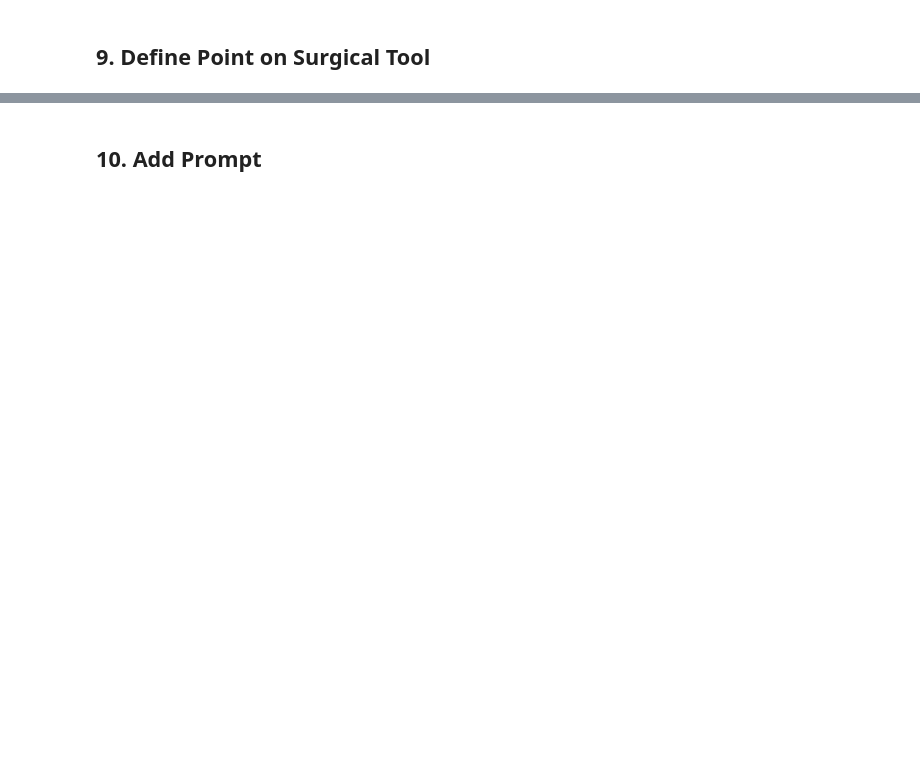
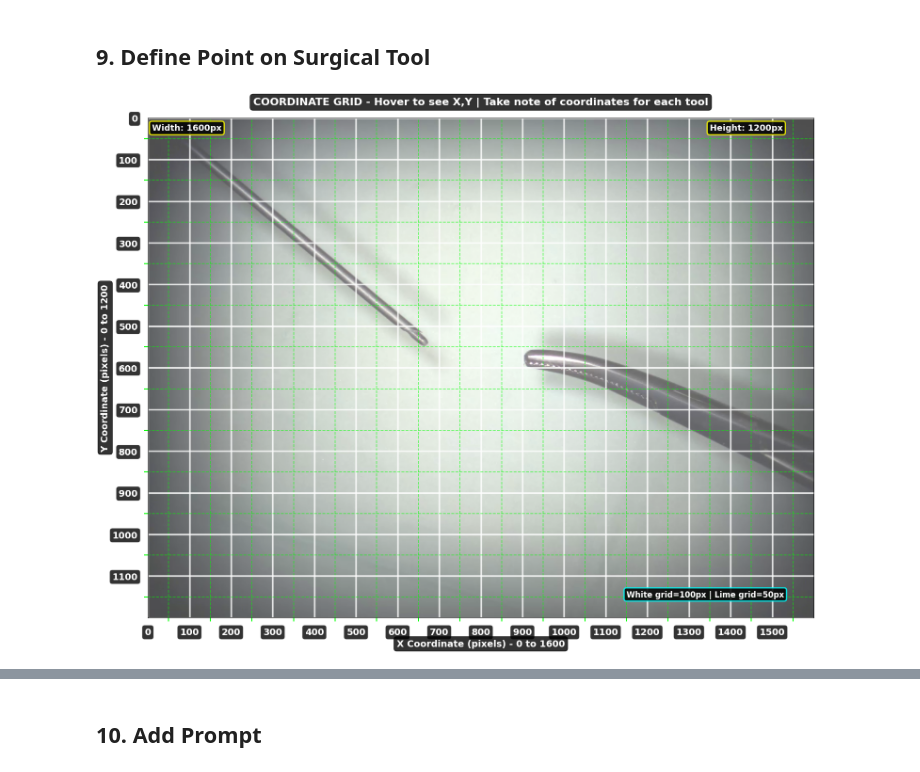
Before and after one commit to pablocanopla/sam2-surgical-segmentation, a Jupyter notebook: sam2_segmentation.ipynb, the cells around one changed output, grey strips where cells are left out. Cells and saved outputs as stored; diff of their text form; code cells hidden in the pictures; blank space fills up the shorter version.

```diff
--- a/sam2_segmentation.ipynb
+++ b/sam2_segmentation.ipynb
@@ -101,9 +154,96 @@ plt.show()
 # %% [markdown]
 ## 9. Define Point on Surgical Tool
 # %%
-# Show image to select coordenates
-plt.figure(figsize=(14, 9))
-plt.imshow(first_frame)
-plt.title("Note X and Y")
-# axes activated
+# Show image with DENSE COORDINATE GRID with VISIBLE NUMBERS
+fig, ax = plt.subplots(figsize=(18, 12))
+ax.imshow(first_frame, alpha=0.7)  # Slightly transparent to see grid better
+ax.set_title("COORDINATE GRID - Hover to see X,Y | Take note of coordinates for each tool",
+             fontsize=16, fontweight='bold', pad=20, color='white',
+             bbox=dict(boxstyle='round', facecolor='black', alpha=0.8))
+
+# Get image dimensions
+img_height, img_width = first_frame.shape[:2]
+
+# Add DENSE grid with major and minor ticks
+ax.set_xlim(0, img_width)
+ax.set_ylim(img_height, 0)  # Flip Y axis to match image coordinates
+
+# Major grid every 100 pixels
+major_ticks_x = np.arange(0, img_width, 100)
+major_ticks_y = np.arange(0, img_height, 100)
+ax.set_xticks(major_ticks_x, minor=False)
+ax.set_yticks(major_ticks_y, minor=False)
+
+# Minor grid every 50 pixels
+minor_ticks_x = np.arange(0, img_width, 50)
+minor_ticks_y = np.arange(0, img_height, 50)
+ax.set_xticks(minor_ticks_x, minor=True)
+ax.set_yticks(minor_ticks_y, minor=True)
+
+# Style grids with HIGH VISIBILITY
+ax.grid(which='major', color='white', linestyle='-', linewidth=2.5, alpha=0.8)
+ax.grid(which='minor', color='lime', linestyle='--', linewidth=1.2, alpha=0.6)
+
+# LARGE, BOLD, WHITE numbers with BLACK outline for visibility
+for label in ax.get_xticklabels(which='major'):
+    label.set_fontsize(14)
+    label.set_fontweight('bold')
+    label.set_color('white')
+    label.set_bbox(dict(boxstyle='round,pad=0.3', facecolor='black', alpha=0.8, edgecolor='white', linewidth=1))
+
+for label in ax.get_yticklabels(which='major'):
+    label.set_fontsize(14)
+    label.set_fontweight('bold')
+    label.set_color('white')
+    label.set_bbox(dict(boxstyle='round,pad=0.3', facecolor='black', alpha=0.8, edgecolor='white', linewidth=1))
+
+# Minor tick labels (smaller but visible)
+for label in ax.get_xticklabels(which='minor'):
+    label.set_fontsize(10)
+    label.set_color('lime')
+    label.set_bbox(dict(boxstyle='round,pad=0.2', facecolor='black', alpha=0.7))
+
+for label in ax.get_yticklabels(which='minor'):
+    label.set_fontsize(10)
+    label.set_color('lime')
+    label.set_bbox(dict(boxstyle='round,pad=0.2', facecolor='black', alpha=0.7))
+
+ax.tick_params(axis='both', which='major', length=12, width=2.5, colors='white')
+ax.tick_params(axis='both', which='minor', length=6, width=1.5, colors='lime')
+
+ax.set_xlabel(f'X Coordinate (pixels) - 0 to {img_width}', fontsize=14, fontweight='bold', color='white',
+              bbox=dict(boxstyle='round', facecolor='black', alpha=0.8))
+ax.set_ylabel(f'Y Coordinate (pixels) - 0 to {img_height}', fontsize=14, fontweight='bold', color='white',
+              bbox=dict(boxstyle='round', facecolor='black', alpha=0.8))
+
+# Add info boxes
+ax.text(10, 30, f'Width: {img_width}px', fontsize=13, color='white', fontweight='bold',
+        bbox=dict(boxstyle='round', facecolor='black', alpha=0.85, edgecolor='yellow', linewidth=2))
+ax.text(img_width-250, 30, f'Height: {img_height}px', fontsize=13, color='white', fontweight='bold',
+        bbox=dict(boxstyle='round', facecolor='black', alpha=0.85, edgecolor='yellow', linewidth=2))
+
+# Add legend
+ax.text(img_width-450, img_height-50, 'White grid=100px | Lime grid=50px', fontsize=12, color='white', fontweight='bold',
+        bbox=dict(boxstyle='round', facecolor='black', alpha=0.85, edgecolor='cyan', linewidth=2))
+
+# Enable coordinates on hover
+def on_move(event):
+    if event.xdata is not None and event.ydata is not None:
+        x, y = int(event.xdata), int(event.ydata)
+        ax.set_title(f"COORDINATE GRID | Current Position: X={x}, Y={y} | White grid=100px, Lime grid=50px",
+                     fontsize=16, fontweight='bold', pad=20, color='white',
+                     bbox=dict(boxstyle='round', facecolor='black', alpha=0.8))
+        fig.canvas.draw_idle()
+
+fig.canvas.mpl_connect('motion_notify_event', on_move)
+plt.tight_layout()
 plt.show()
+
+print("✓ HIGH-VISIBILITY COORDINATE GRID")
+print(f"  Image dimensions: {img_width} x {img_height} pixels")
+print(f"  WHITE grid lines every 100 pixels (major)")
+print(f"  LIME grid lines every 50 pixels (minor)")
+print(f"  Numbers are large, bold, and have black backgrounds for visibility")
+print("  Hover over image to see exact X,Y coordinates")
+# %% [output]
+[figure, added]
```
Also changed, not shown: parts of 25 cells of this notebook, 1 other file.
